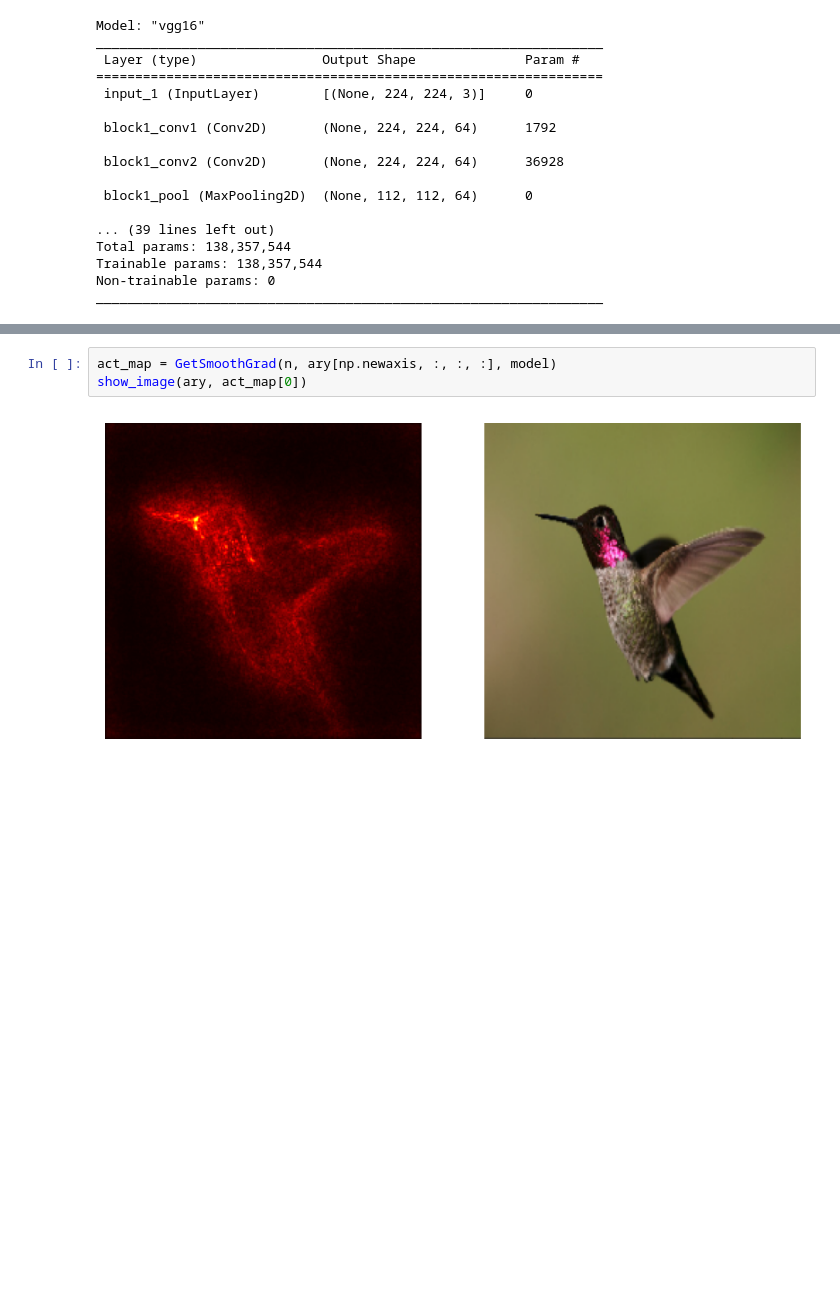
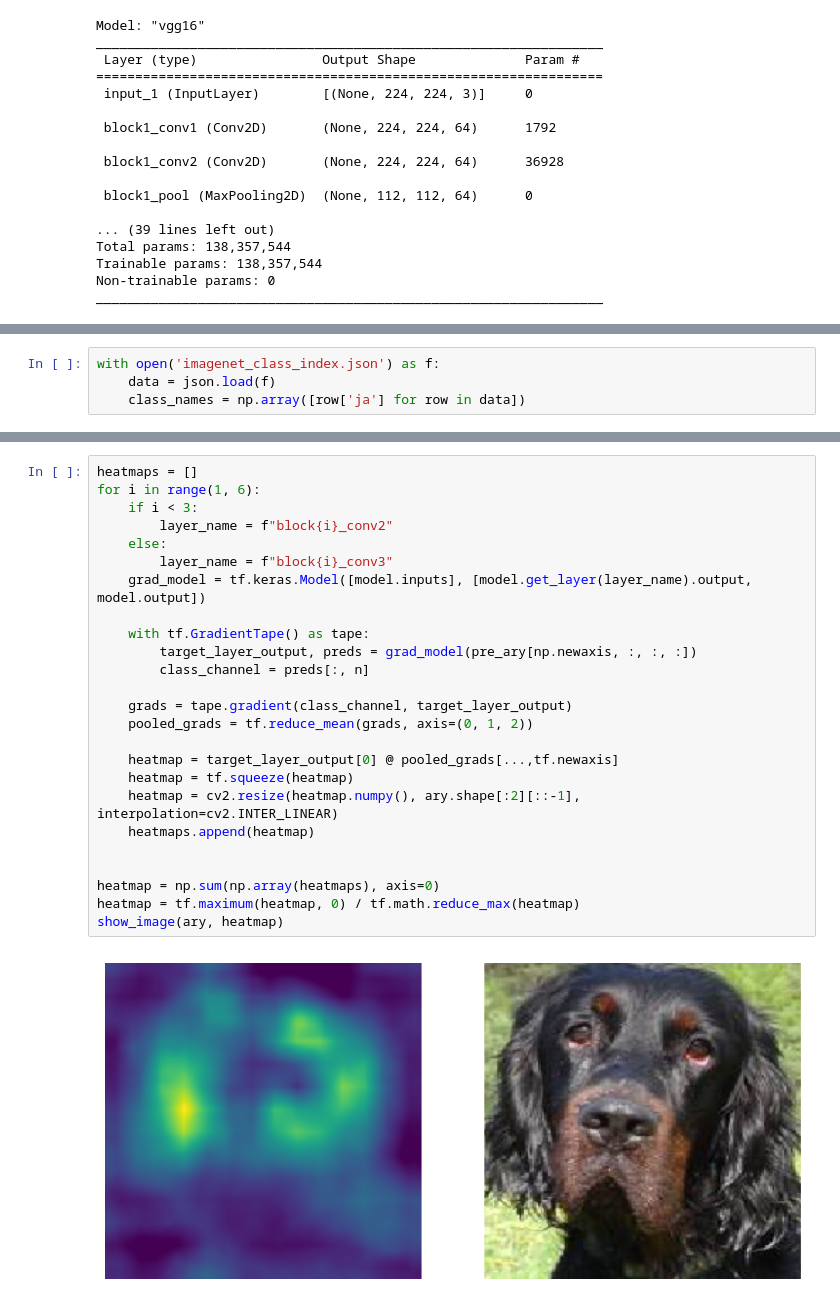
Before and after one commit to mandelamane/ExplainableAI, a Jupyter notebook: class_activation_map.ipynb, the cells around one changed output, grey strips where cells are left out. Cells and saved outputs as stored; diff of their text form; blank space fills up the shorter version.

```diff
--- a/class_activation_map.ipynb
+++ b/class_activation_map.ipynb
@@ -74,4 +66,8 @@ def GetSmoothGrad(cls_index, img, model):
   cam = saliency(loss, img, smooth_samples=20, smooth_noise=0.20)
   cam = normalize(cam)
   return cam
+# %%
+with open('imagenet_class_index.json') as f:
+    data = json.load(f)
+    class_names = np.array([row['ja'] for row in data])
 # %%
@@ -112,5 +134,27 @@ show_image(ary, act_map[0])
-# %%
-act_map = GetSmoothGrad(n, ary[np.newaxis, :, :, :], model)
-show_image(ary, act_map[0])
-# %% [output]
-[figure, removed]
+# %%
+heatmaps = []
+for i in range(1, 6):
+    if i < 3:
+        layer_name = f"block{i}_conv2"
+    else:
+        layer_name = f"block{i}_conv3"
+    grad_model = tf.keras.Model([model.inputs], [model.get_layer(layer_name).output, model.output])
+
+    with tf.GradientTape() as tape:
+        target_layer_output, preds = grad_model(pre_ary[np.newaxis, :, :, :])
+        class_channel = preds[:, n]
+
+    grads = tape.gradient(class_channel, target_layer_output)
+    pooled_grads = tf.reduce_mean(grads, axis=(0, 1, 2))
+
+    heatmap = target_layer_output[0] @ pooled_grads[...,tf.newaxis]
+    heatmap = tf.squeeze(heatmap)
+    heatmap = cv2.resize(heatmap.numpy(), ary.shape[:2][::-1], interpolation=cv2.INTER_LINEAR)
+    heatmaps.append(heatmap)
+
+
+heatmap = np.sum(np.array(heatmaps), axis=0)
+heatmap = tf.maximum(heatmap, 0) / tf.math.reduce_max(heatmap)
+show_image(ary, heatmap)
+# %% [output]
+[figure, added]
```
Also changed, not shown: parts of 10 cells of this notebook, 5 other files.
